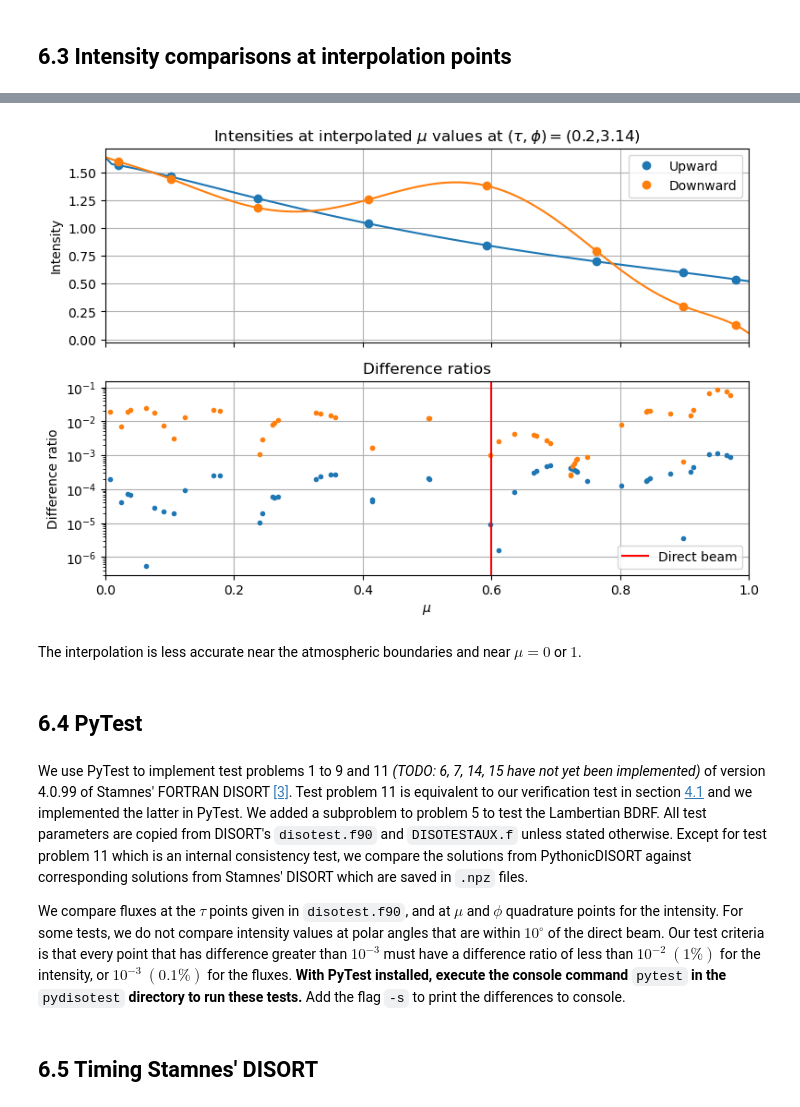
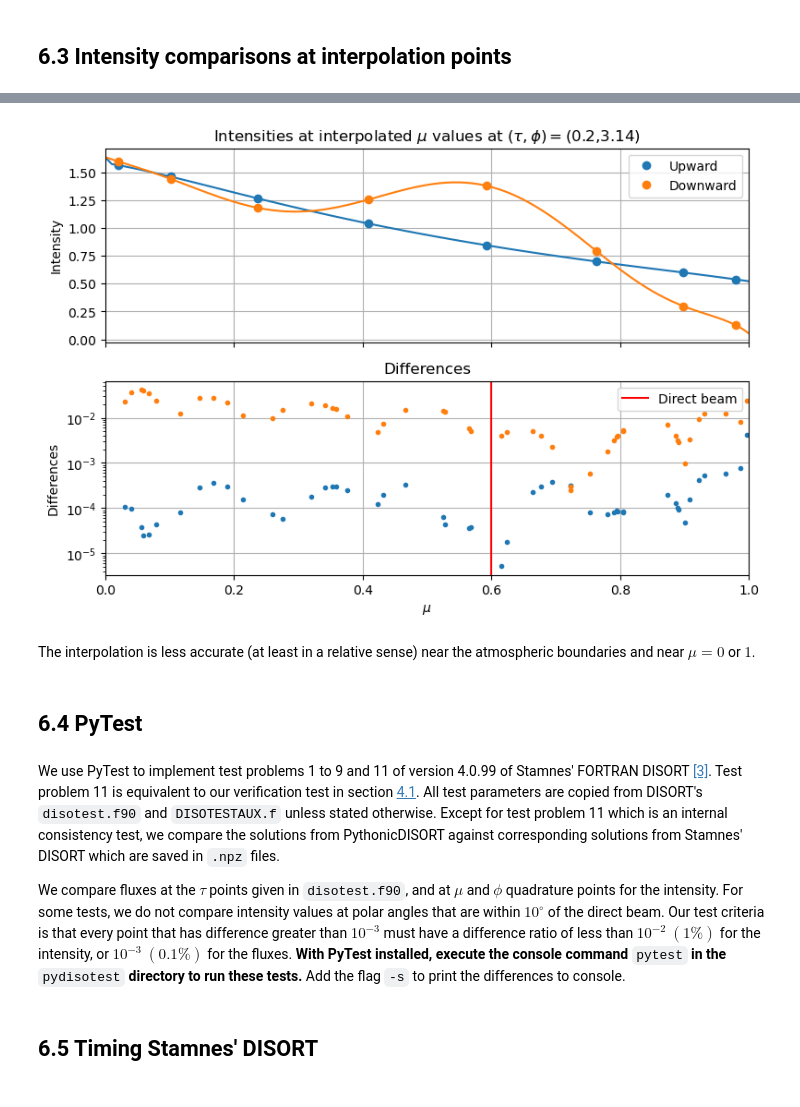
Before and after one commit to LDEO-CREW/Pythonic-DISORT, a Jupyter notebook: docs/Pythonic-DISORT.ipynb, the cells around one changed output, grey strips where cells are left out. Drawn from its saved outputs; the diff is of its cells as text; code cells hidden in the pictures.

Commit message:
Version 1.0.0 of PythonicDISORT is almost ready!

```diff
--- a/docs/Pythonic-DISORT.ipynb
+++ b/docs/Pythonic-DISORT.ipynb
@@ -2776,46 +2814,44 @@ plt.title(
     + ","
     + str(np.around(test_phi, 2))
     + ")"
 )
 plt.xlim([0,1])
 plt.tick_params(labelbottom=False)
 plt.plot(mu_arr_plot, u_interpol(mu_arr_plot, test_tau, test_phi), color="#1f77b4")
 plt.plot(mu_arr_pos, u_NT(test_tau, test_phi)[:N], "o", color="#1f77b4", label="Upward")
 plt.plot(mu_arr_plot, u_interpol(-mu_arr_plot, test_tau, test_phi), color="#ff7f0e")
 plt.plot(mu_arr_pos, u_NT(test_tau, test_phi)[N:], "o", color="#ff7f0e", label="Downward")
 plt.ylabel("Intensity")
 plt.legend()
 plt.grid()
 plt.subplot((212))
-plt.title("Difference ratios")
+plt.title("Differences")
 plt.xlim([0,1])
 plt.semilogy(
     mu_test_arr_pos,
-    np.abs(u_interpol(mu_test_arr_pos, test_tau, test_phi) - uu_interpol[Nmu:].ravel())
-    / uu_interpol[Nmu:].ravel(),
+    np.abs(u_interpol(mu_test_arr_pos, test_tau, test_phi) - uu_interpol[Nmu:].ravel()),
     ".",
     color="#1f77b4"
 )
 plt.semilogy(
     -mu_test_arr_neg,
-    np.abs(u_interpol(mu_test_arr_neg, test_tau, test_phi) - uu_interpol[:Nmu].ravel())
-    / uu_interpol[:Nmu].ravel(),
+    np.abs(u_interpol(mu_test_arr_neg, test_tau, test_phi) - uu_interpol[:Nmu].ravel()),
     ".",
     color="#ff7f0e"
 )
 plt.axvline(mu0, color="red", label="Direct beam")
-plt.ylabel("Difference ratio")
+plt.ylabel("Differences")
 plt.xlabel(r"$\mu$")
 plt.legend()
 plt.grid()
 # %% [output]
-[figure, old version]
+[figure, new version]
 # %% [markdown]
-The interpolation is less accurate near the atmospheric boundaries and near $\mu=0$ or $1$.
+The interpolation is less accurate (at least in a relative sense) near the atmospheric boundaries and near $\mu=0$ or $1$.
 # %% [markdown]
 ## 6.4 PyTest
 # %% [markdown]
-We use PyTest to implement test problems 1 to 9 and 11 *(TODO: 6, 7, 14, 15 have not yet been implemented)* of version 4.0.99 of Stamnes' FORTRAN DISORT [[3]](#cite-Sta1999). Test problem 11 is equivalent to our verification test in section [4.1](#4.1-Verification-of-multi-layer-solver) and we implemented the latter in PyTest. We added a subproblem to problem 5 to test the Lambertian BDRF. All test parameters are copied from DISORT's `disotest.f90` and `DISOTESTAUX.f` unless stated otherwise. Except for test problem 11 which is an internal consistency test, we compare the solutions from PythonicDISORT against corresponding solutions from Stamnes' DISORT which are saved in `.npz` files.
+We use PyTest to implement test problems 1 to 9 and 11 of version 4.0.99 of Stamnes' FORTRAN DISORT [[3]](#cite-Sta1999). Test problem 11 is equivalent to our verification test in section [4.1](#4.1-Verification-of-multi-layer-solver). All test parameters are copied from DISORT's `disotest.f90` and `DISOTESTAUX.f` unless stated otherwise. Except for test problem 11 which is an internal consistency test, we compare the solutions from PythonicDISORT against corresponding solutions from Stamnes' DISORT which are saved in `.npz` files.
 
 We compare fluxes at the $\tau$ points given in `disotest.f90`, and at $\mu$ and $\phi$ quadrature points for the intensity. For some tests, we do not compare intensity values at polar angles that are within $10^\circ$ of the direct beam. Our test criteria is that every point that has difference greater than $10^{-3}$ must have a difference ratio of less than $10^{-2}$ $(1\%)$ for the intensity, or $10^{-3}$ $(0.1\%)$ for the fluxes. **With PyTest installed, execute the console command** `pytest` **in the** `pydisotest` **directory to run these tests.**  Add the flag `-s` to print the differences to console.
 # %% [markdown]
```
Also changed, not shown: parts of 58 cells of this notebook, 36 other files.
